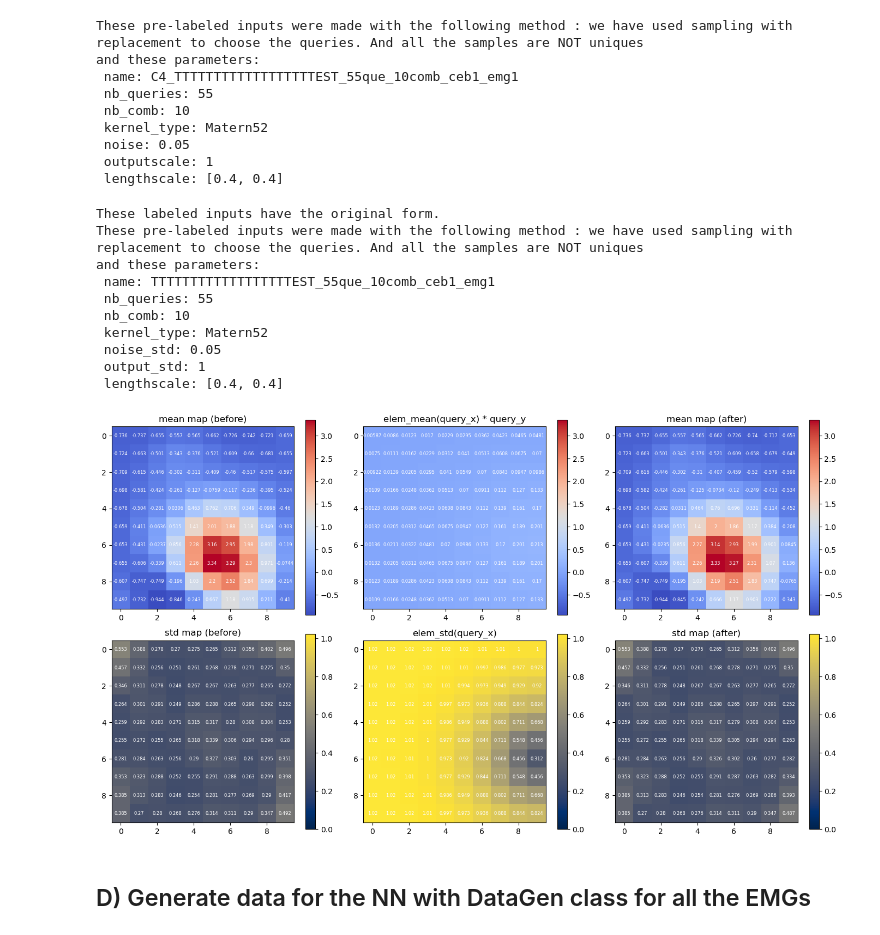
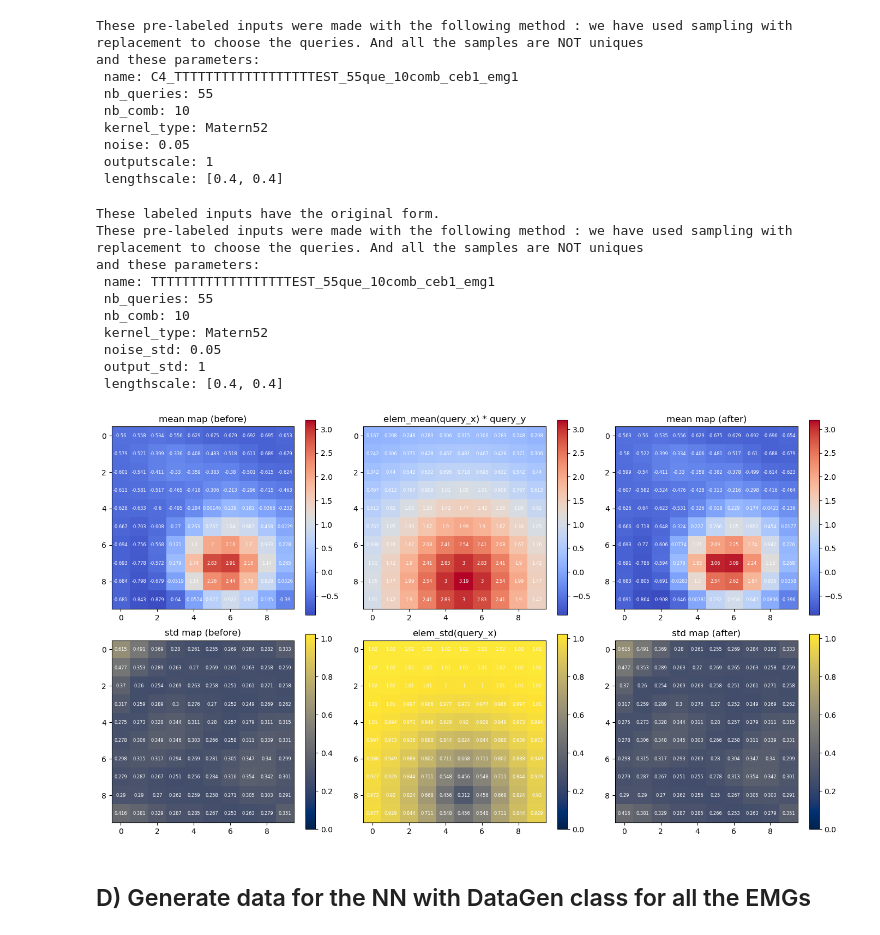
Before and after one commit to theodore2leusse/NNonlineGP, a Jupyter notebook: generate_dataset.ipynb, the cells around one changed output. Drawn from its saved outputs; the diff is of its cells as text; code cells hidden in the pictures.

```diff
--- a/generate_dataset.ipynb
+++ b/generate_dataset.ipynb
@@ -92,35 +92,35 @@ def concatenate_dataset(input_files):
         "train_label": concatenated_train_label,
         "description": concatenated_description,
     }
     return(output_data)
 
 input_files = [f'dataset/single_map/og_C4_TTTTTTTTTTTTTTTTTTEST_55que_10comb_ceb1_emg1.pth',
               ]
 
 # Load the saved data from a .pth file using PyTorch
 loaded_data_2 = concatenate_dataset(input_files)
 # The 'weights_only=True' argument ensures that only the model weights (not the entire model) are loaded
 
 # Access the tensors and the description from the loaded data
 test_input = loaded_data_2["train_input"]  # The input data for training
 test_label = loaded_data_2["train_label"]  # The corresponding labels for the training data
 loaded_description = loaded_data_2["description"]  # The description or metadata associated with the data
 
 print(loaded_description)
 
-labeled_inputs_plot(test_input, test_label, comb_idx=2, values=True, figsize=(14,8))
+labeled_inputs_plot(test_input, test_label, comb_idx=0, values=True, figsize=(14,8))
 # %% [output]
 These labeled inputs have the original form.
 These pre-labeled inputs were made with the following method : we have used sampling with replacement to choose the queries. And all the samples are NOT uniques
 and these parameters:
  name: TTTTTTTTTTTTTTTTTTEST_55que_10comb_ceb1_emg1
  nb_queries: 55
  nb_comb: 10
  kernel_type: Matern52
  noise_std: 0.05
  output_std: 1
  lengthscale: [0.4, 0.4]
-[figure, old version]
+[figure, new version]
 # %% [markdown]
 ## D) Generate data for the NN with DataGen class for all the EMGs
 # %% [markdown]
```
Also changed, not shown: 1 other file.
